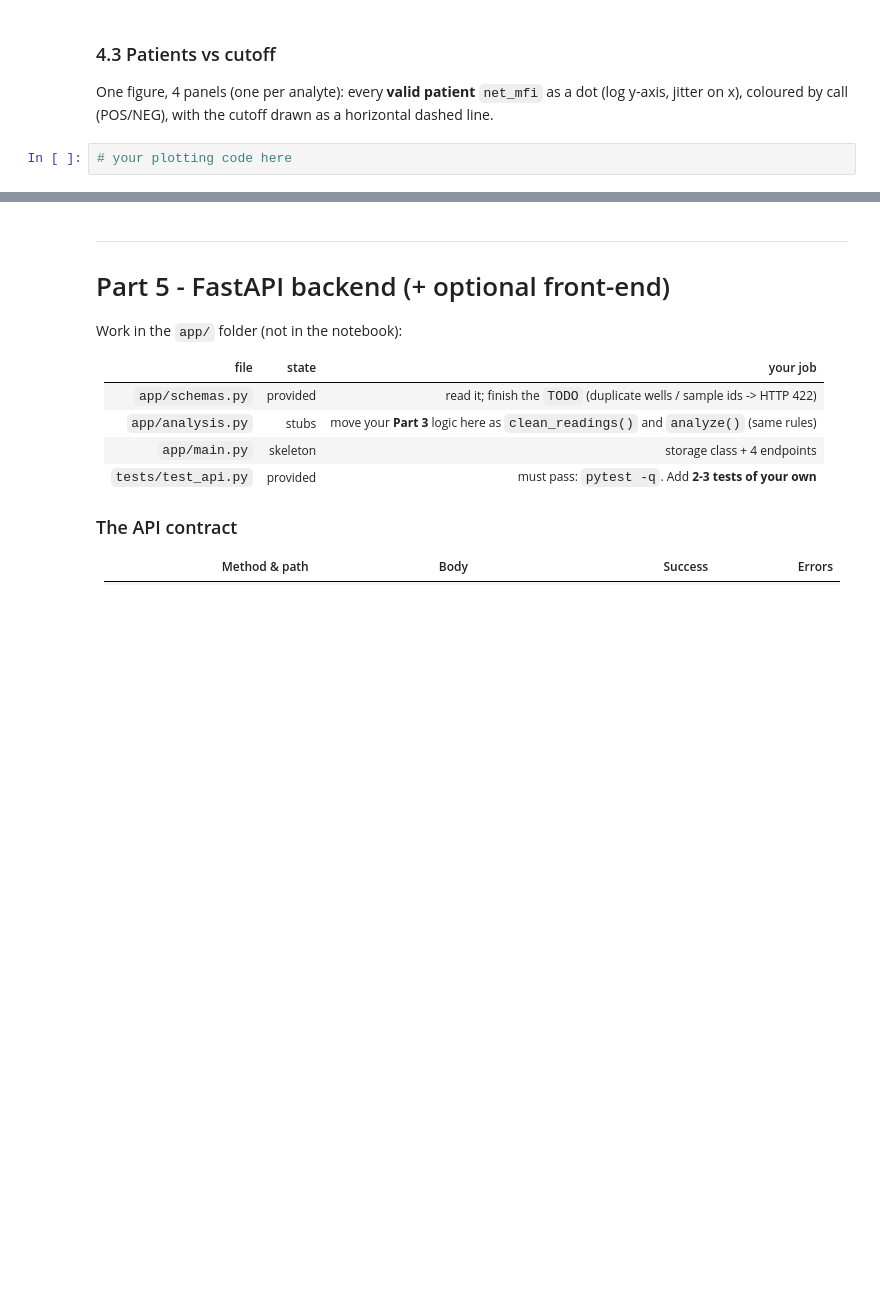
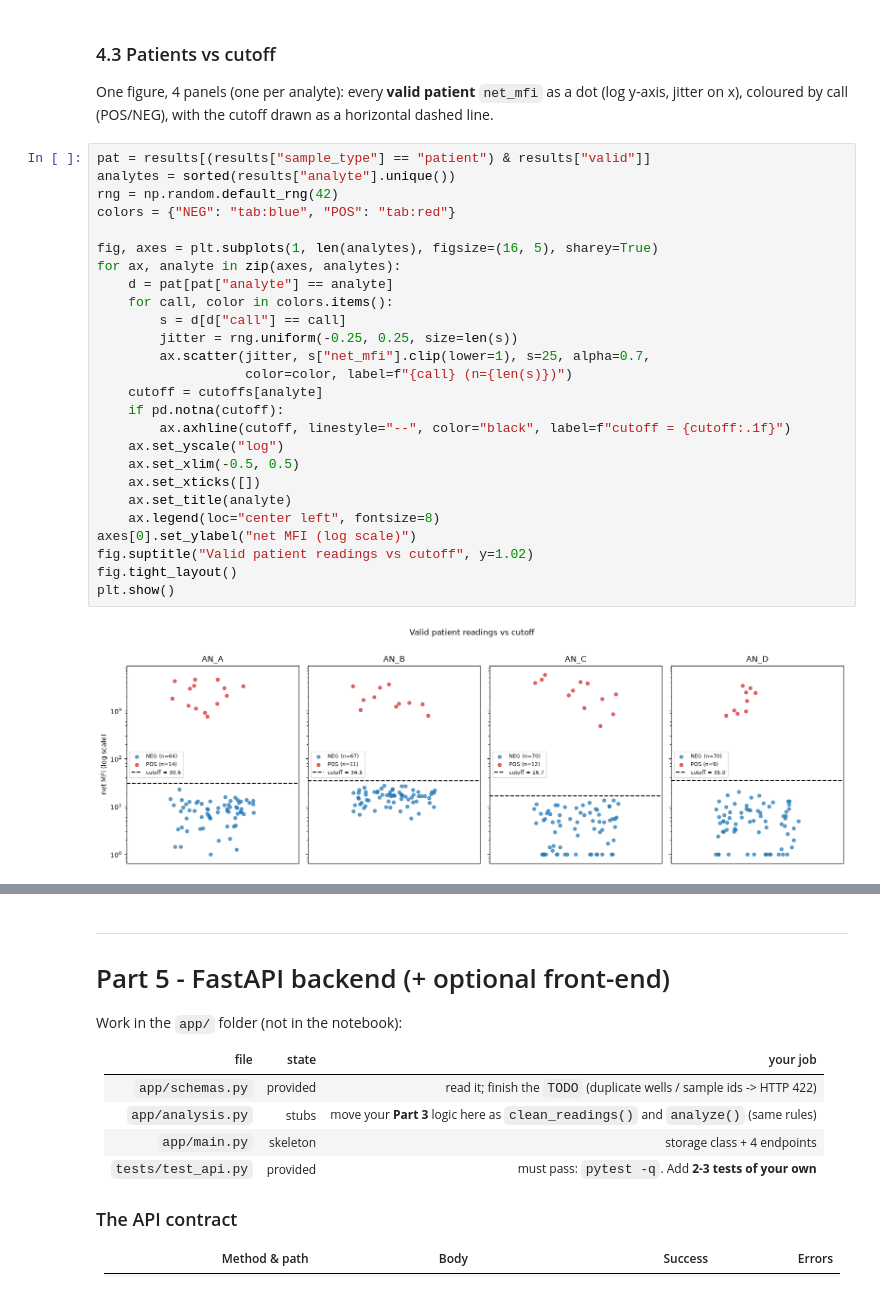
Before and after one commit to IG-jeebas/intern-test, a Jupyter notebook: notebooks/intern_test.ipynb, the cells around one changed output, grey strips where cells are left out. Cells and saved outputs as stored; diff of their text form; blank space fills up the shorter version.

```diff
--- a/notebooks/intern_test.ipynb
+++ b/notebooks/intern_test.ipynb
@@ -854,7 +937,33 @@ check("slope is positive and r2 in (0.8, 1]", lambda: slope > 0 and 0.8 < r2 <=
 ### 4.3 Patients vs cutoff
 One figure, 4 panels (one per analyte): every **valid patient** `net_mfi` as a dot (log y-axis, jitter on x), coloured by call (POS/NEG), with the cutoff drawn as a horizontal dashed line.
 # %%
-# your plotting code here
+pat = results[(results["sample_type"] == "patient") & results["valid"]]
+analytes = sorted(results["analyte"].unique())
+rng = np.random.default_rng(42)
+colors = {"NEG": "tab:blue", "POS": "tab:red"}
+
+fig, axes = plt.subplots(1, len(analytes), figsize=(16, 5), sharey=True)
+for ax, analyte in zip(axes, analytes):
+    d = pat[pat["analyte"] == analyte]
+    for call, color in colors.items():
+        s = d[d["call"] == call]
+        jitter = rng.uniform(-0.25, 0.25, size=len(s))
+        ax.scatter(jitter, s["net_mfi"].clip(lower=1), s=25, alpha=0.7,
+                   color=color, label=f"{call} (n={len(s)})")
+    cutoff = cutoffs[analyte]
+    if pd.notna(cutoff):
+        ax.axhline(cutoff, linestyle="--", color="black", label=f"cutoff = {cutoff:.1f}")
+    ax.set_yscale("log")
+    ax.set_xlim(-0.5, 0.5)
+    ax.set_xticks([])
+    ax.set_title(analyte)
+    ax.legend(loc="center left", fontsize=8)
+axes[0].set_ylabel("net MFI (log scale)")
+fig.suptitle("Valid patient readings vs cutoff", y=1.02)
+fig.tight_layout()
+plt.show()
+# %% [output]
+[figure, added]
 # %% [markdown]
 **Your answer - reading the plots.** In 3-4 sentences, what do these three charts tell the lab (is the run trustworthy? what would you check next?). Also: the standard curve is not a perfect straight line in log-log - why, and which curve model do labs normally use instead?
 
```
Also changed, not shown: parts of 5 cells of this notebook.
